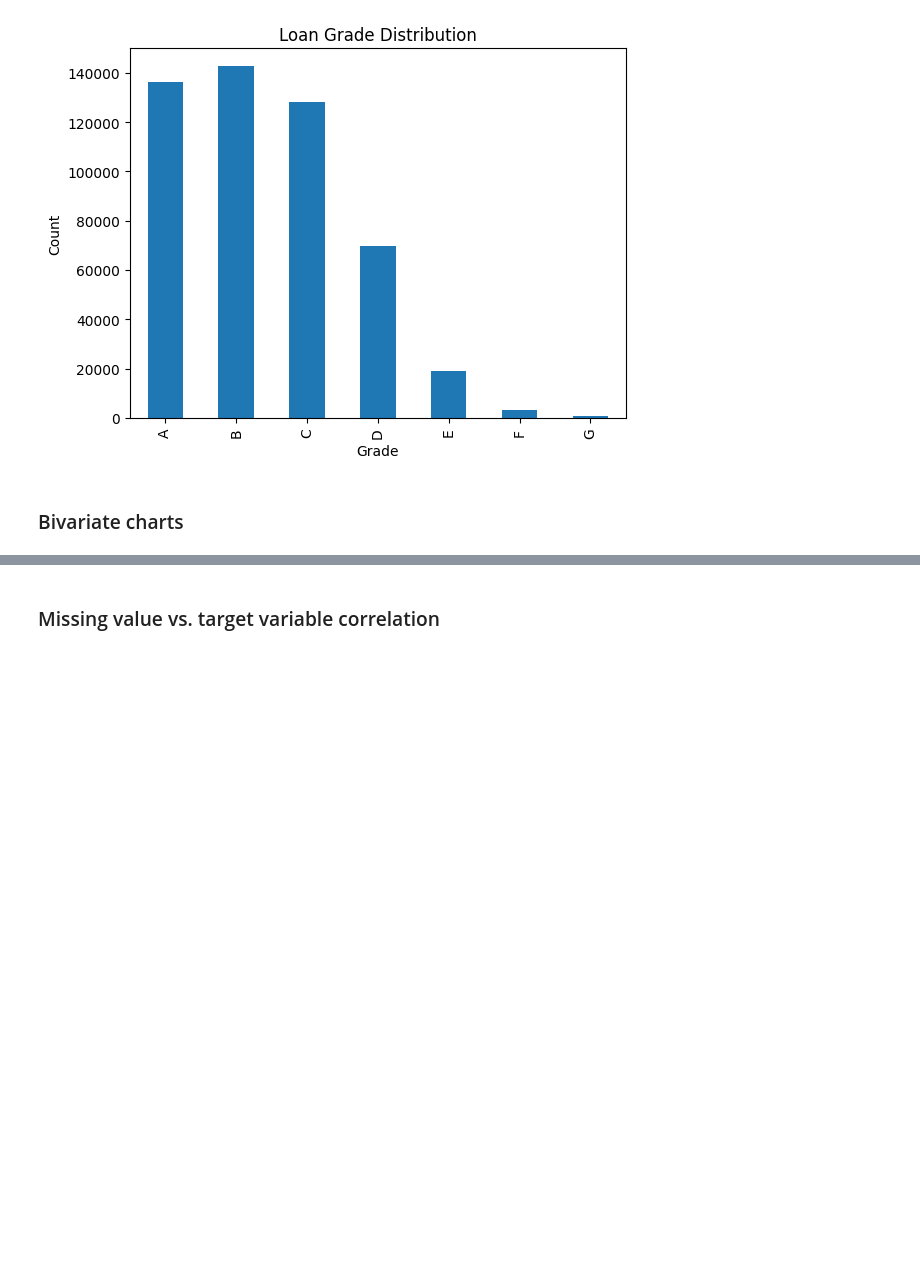
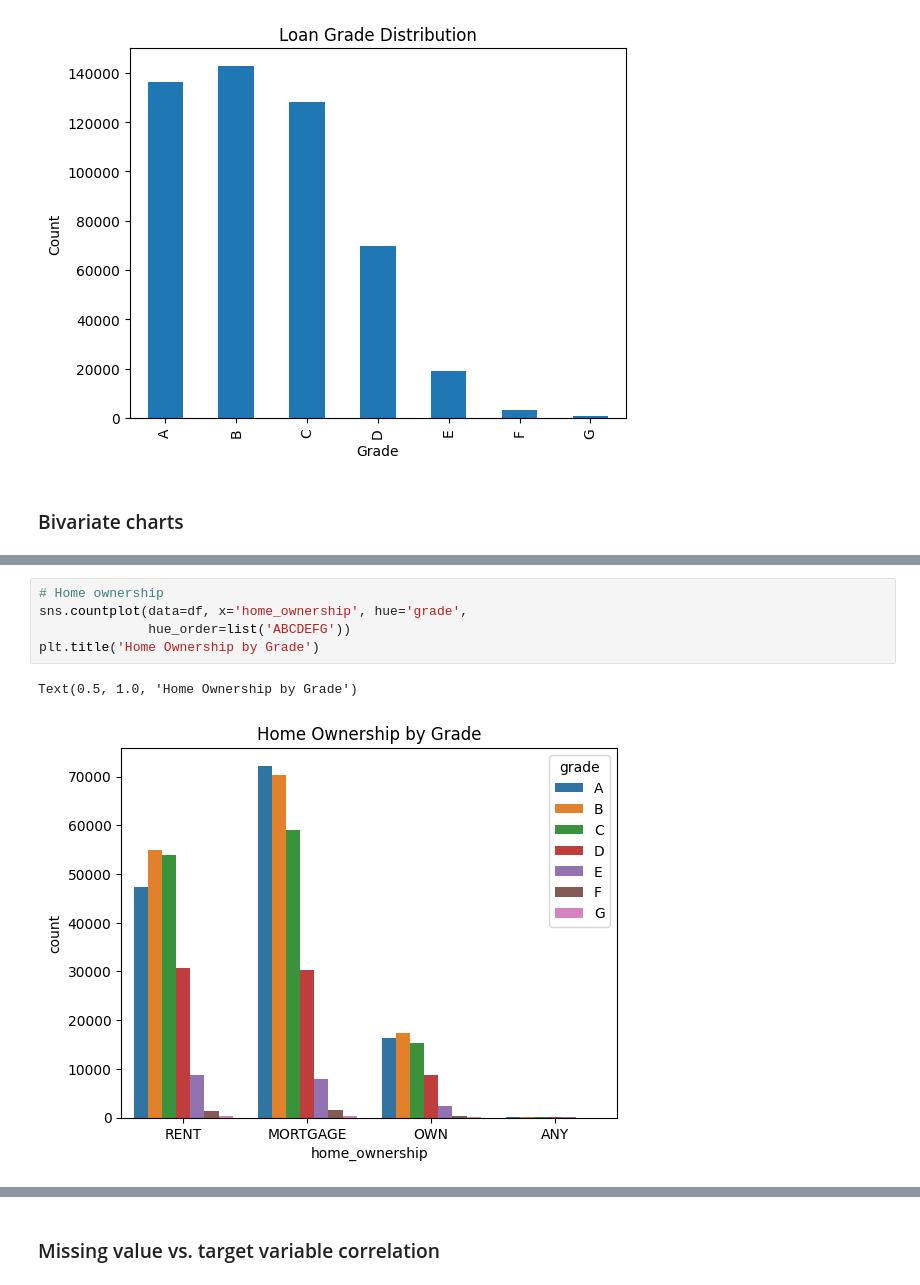
Before and after one commit to jqchen24-new/ml-zoomcamp, a Jupyter notebook: Capstone_project/project.ipynb, the cells around one changed output, grey strips where cells are left out. Saved outputs shown, nothing was run; the diff lists cells and outputs as text; blank space fills up the shorter version.

```diff
--- a/Capstone_project/project.ipynb
+++ b/Capstone_project/project.ipynb
@@ -295,0 +313,8 @@ for col in num_features:
+# %%
+# Home ownership
+sns.countplot(data=df, x='home_ownership', hue='grade',
+              hue_order=list('ABCDEFG'))
+plt.title('Home Ownership by Grade')
+# %% [output]
+Text(0.5, 1.0, 'Home Ownership by Grade')
+[figure, added]
```
Also changed, not shown: parts of 7 cells of this notebook.
